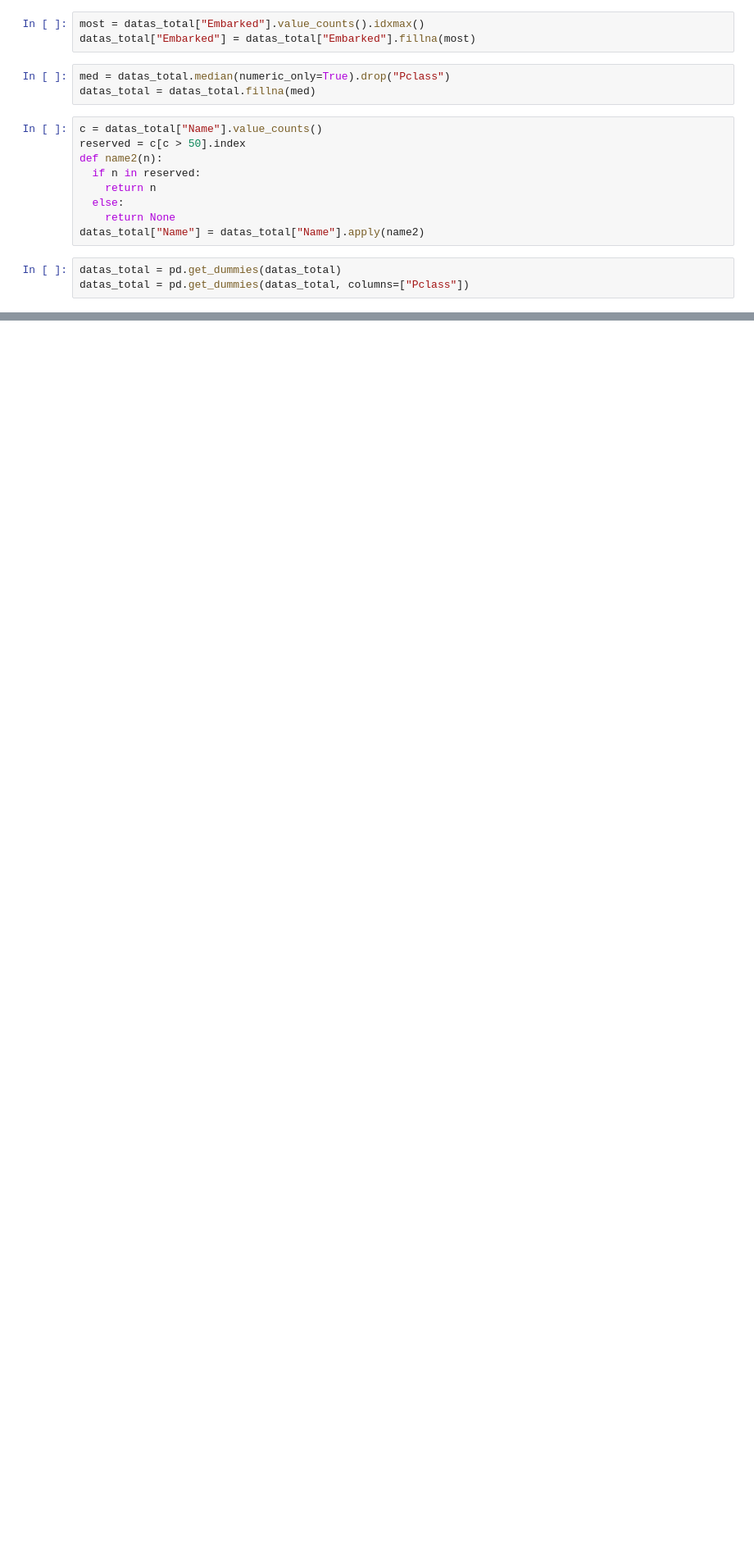
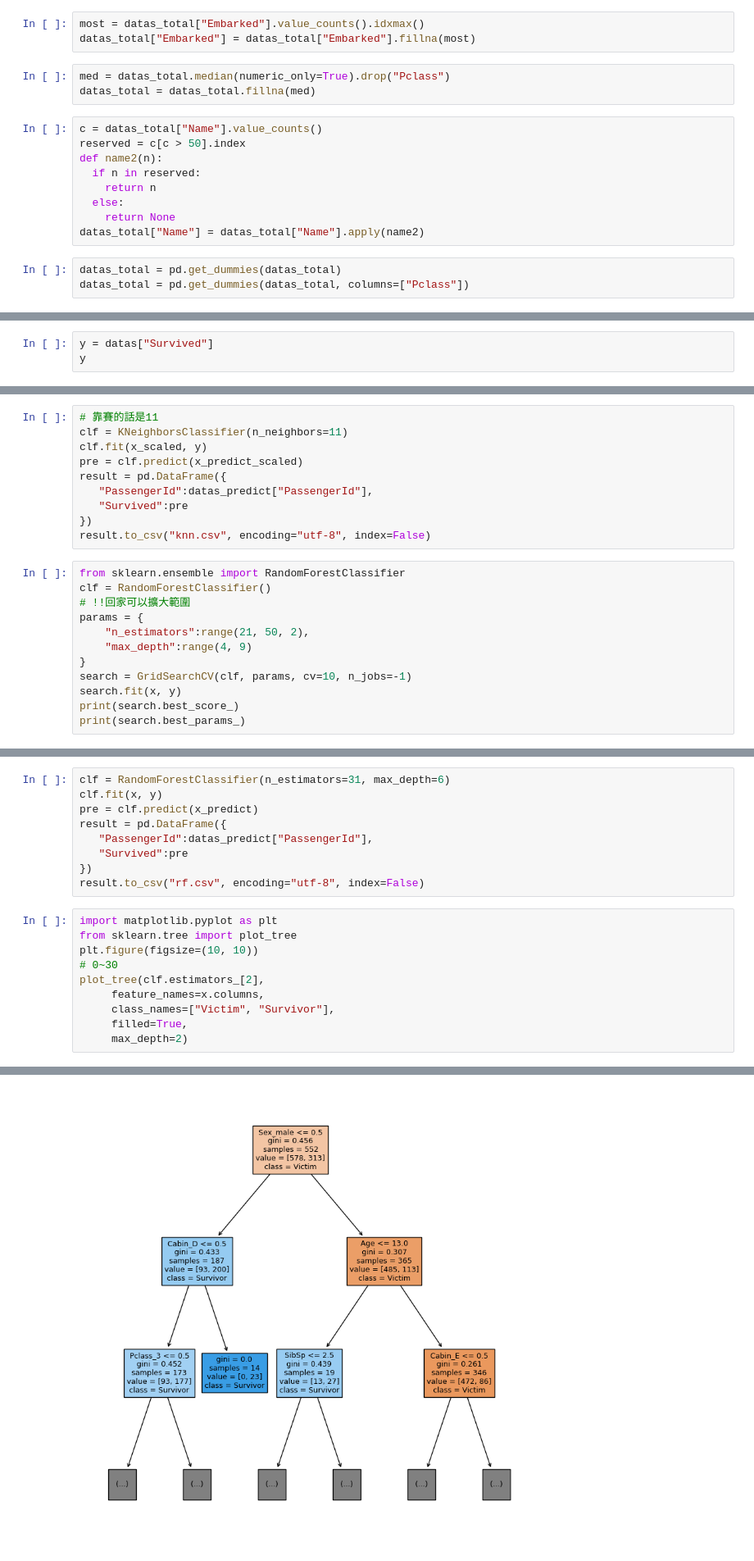
Before and after one commit to GurvaTaulus/HelloDeepLearning, a Jupyter notebook: titanic.ipynb, the cells around one changed output, grey strips where cells are left out. Shown: that part at 82% size. Saved outputs shown, nothing was run; the diff lists cells and outputs as text; blank space fills up the shorter version.

```diff
--- a/titanic.ipynb
+++ b/titanic.ipynb
@@ -138,0 +163,3 @@ datas_total
+# %%
+y = datas["Survived"]
+y
@@ -138,0 +193,22 @@ datas_total
+# %%
+# 靠賽的話是11
+clf = KNeighborsClassifier(n_neighbors=11)
+clf.fit(x_scaled, y)
+pre = clf.predict(x_predict_scaled)
+result = pd.DataFrame({
+   "PassengerId":datas_predict["PassengerId"],
+   "Survived":pre
+})
+result.to_csv("knn.csv", encoding="utf-8", index=False)
+# %%
+from sklearn.ensemble import RandomForestClassifier
+clf = RandomForestClassifier()
+# !!回家可以擴大範圍
+params = {
+    "n_estimators":range(21, 50, 2),
+    "max_depth":range(4, 9)
+}
+search = GridSearchCV(clf, params, cv=10, n_jobs=-1)
+search.fit(x, y)
+print(search.best_score_)
+print(search.best_params_)
@@ -138,0 +218,20 @@ datas_total
+# %%
+clf = RandomForestClassifier(n_estimators=31, max_depth=6)
+clf.fit(x, y)
+pre = clf.predict(x_predict)
+result = pd.DataFrame({
+   "PassengerId":datas_predict["PassengerId"],
+   "Survived":pre
+})
+result.to_csv("rf.csv", encoding="utf-8", index=False)
+# %%
+import matplotlib.pyplot as plt
+from sklearn.tree import plot_tree
+plt.figure(figsize=(10, 10))
+# 0~30
+plot_tree(clf.estimators_[2],
+     feature_names=x.columns,
+     class_names=["Victim", "Survivor"],
+     filled=True,
+     max_depth=2)
+# %% [output]
@@ -138,0 +251 @@ datas_total
+[figure, added]
```
Also changed, not shown: parts of 17 cells of this notebook.
